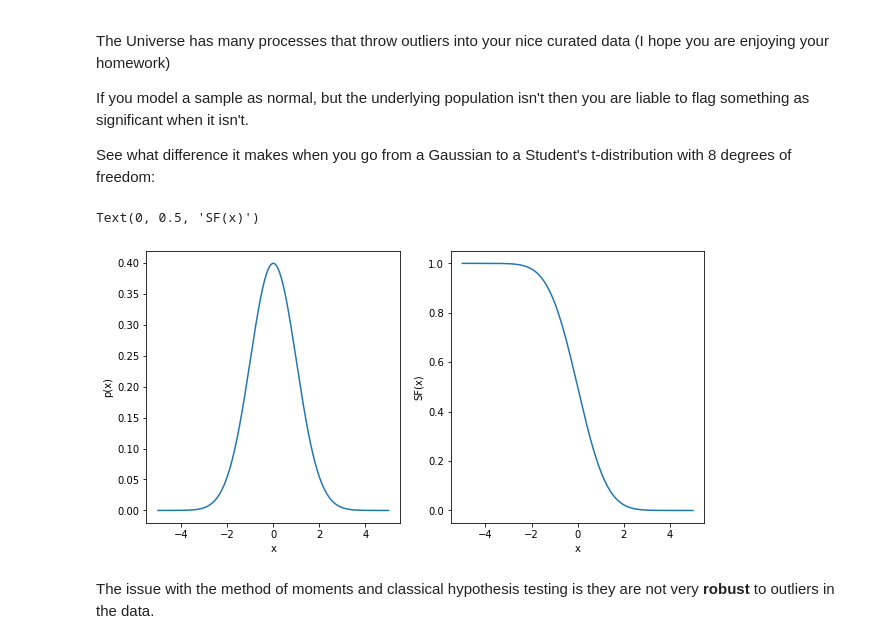
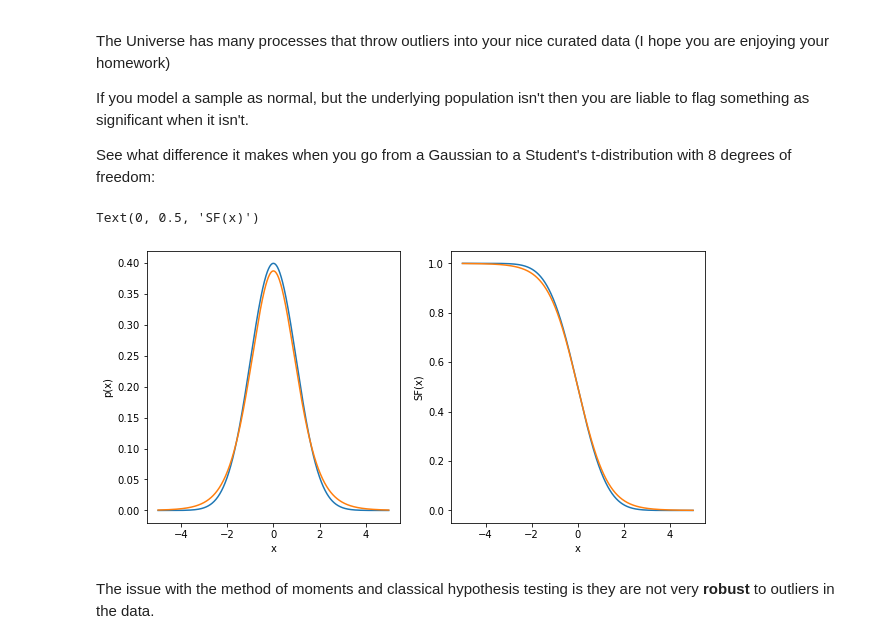
Before and after one commit to gnarayan/ast596_2020_Spring, a Jupyter notebook: 02/week02.ipynb, the cells around one changed output. Cells and saved outputs as stored; diff of their text form; code cells hidden in the pictures.

```diff
--- a/02/week02.ipynb
+++ b/02/week02.ipynb
@@ -160,34 +158,42 @@ If you model a sample as normal, but the underlying population isn't then you ar
 See what difference it makes when you go from a Gaussian to a Student's t-distribution with 8 degrees of freedom:
 # %%
 # your code goes here:
+a=np.random.standard_t(8,size=100)
 
+#sm.qqplot(a,line='r')
 
 # You can evaluate what P(X > x) is with the survival function i.e. (1 -  CDF(X))
 
 fig = figure(figsize=(10, 5))
 x = np.arange(-5, 5.01, 0.01)
 pdf = st.norm.pdf(x)
 sf = st.norm.sf(x)
 
+t=st.t.pdf(x,8)
+t_c=st.t.sf(x,8)
+
 ax1 = fig.add_subplot(121)
 ax2 = fig.add_subplot(122)
 ax1.plot(x, pdf)
+ax1.plot(x,t)
+
 ax2.plot(x, sf)
+ax2.plot(x,t_c)
 
 ax1.set_xlabel('x')
 ax1.set_ylabel('p(x)')
 
 ax2.set_xlabel('x')
 ax2.set_ylabel('SF(x)')
 
 # DO THIS FOR A T-DISTRIBUTION WITH Nu=8
 #
 
 # another thing you can try is the interval function to ask what interval encloses % of the total probability
 # this is better for assymetric distributions
 # %% [output]
 Text(0, 0.5, 'SF(x)')
-[figure, old version]
+[figure, new version]
 # %% [markdown]
 The issue with the method of moments and classical hypothesis testing is they are not very **robust** to outliers in the data.
 # %%
```
Also changed, not shown: parts of 6 cells of this notebook, 2 other files.
